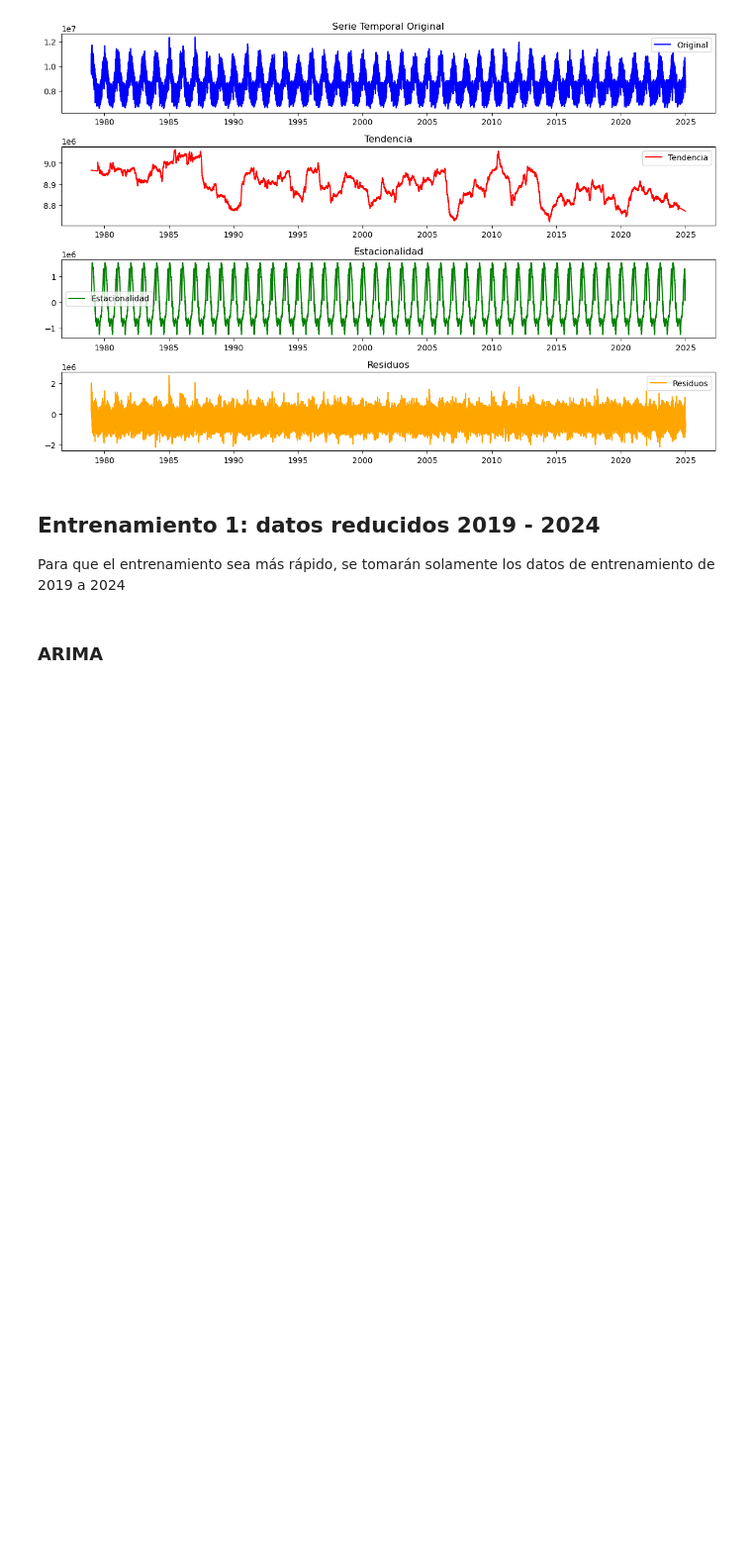
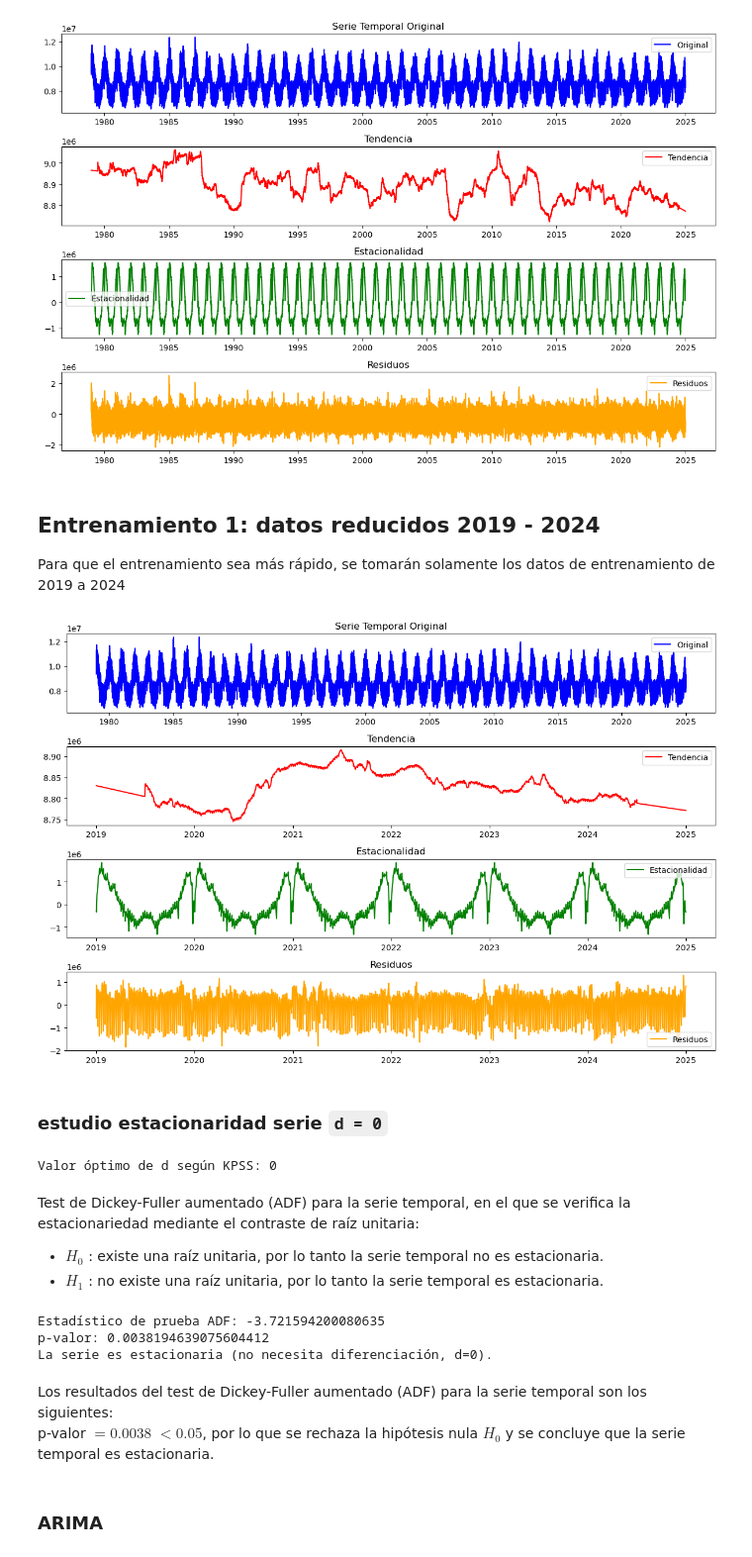
Before and after one commit to lidia-veli/SERIE_TEMPORAL_ENERGIA_v01, a Jupyter notebook: 00_caracteristicas_Serie_Temp.ipynb, the cells around one changed output. Shown: that part at 99% size. Saved outputs shown, nothing was run; the diff lists cells and outputs as text; code cells hidden in the pictures; blank space fills up the shorter version.

Commit message:
más pruebas ARIMA

````diff
--- a/00_caracteristicas_Serie_Temp.ipynb
+++ b/00_caracteristicas_Serie_Temp.ipynb
@@ -142,5 +142,79 @@ serie_red = serie['2019':'2024']
 
 train_size = int(len(serie_red) * 0.8)
 train, test = serie_red[0:train_size], serie_red[train_size:]
+# %%
+# ESTACIONALIDAD anual
+PERIODO_ANUAL = 365
+
+serie_descomp = seasonal_decompose(serie_red, model='additive', extrapolate_trend='freq', period=PERIODO_ANUAL)
+
+# Obtención de las componentes
+trend = serie_descomp.trend
+seasonal = serie_descomp.seasonal
+residuals = serie_descomp.resid
+
+# Graficar las componentes
+plt.figure(figsize=(12, 8))
+
+plt.subplot(411)
+plt.plot(serie, label='Original', color='blue')
+plt.legend()
+plt.title('Serie Temporal Original')
+
+plt.subplot(412)
+plt.plot(trend, label='Tendencia', color='red')
+plt.legend()
+plt.title('Tendencia')
+
+plt.subplot(413)
+plt.plot(seasonal, label='Estacionalidad', color='green')
+plt.legend()
+plt.title('Estacionalidad')
+
+plt.subplot(414)
+plt.plot(residuals, label='Residuos', color='orange')
+plt.legend()
+plt.title('Residuos')
+
+plt.tight_layout()
+plt.show()
+# %% [output]
+[figure, added]
+# %% [markdown]
+### estudio estacionaridad serie ```d = 0```
+# %%
+from pmdarima.arima.utils import ndiffs
+
+# Calcular el número óptimo de diferenciaciones con el test de KPSS
+d_optimo = ndiffs(serie_red, test='kpss')
+print(f"Valor óptimo de d según KPSS: {d_optimo}")
+# %% [output]
+Valor óptimo de d según KPSS: 0
+# %% [markdown]
+Test de Dickey-Fuller aumentado (ADF) para la serie temporal, en el que se verifica la estacionariedad mediante el contraste de raíz unitaria:
+- $H_0$ : existe una raíz unitaria, por lo tanto la serie temporal no es estacionaria.
+- $H_1$ : no existe una raíz unitaria, por lo tanto la serie temporal es estacionaria.
+# %%
+from statsmodels.tsa.stattools import adfuller
+
+# Aplicar la prueba de Dickey-Fuller Aumentado
+result_adfuller = adfuller(serie_red)
+
+# Mostrar resultados
+print(f"Estadístico de prueba ADF: {result[0]}")
+print(f"p-valor: {result[1]}")
+
+# Ver si la serie es estacionaria
+if result_adfuller[1] < 0.05:
+    print("La serie es estacionaria (no necesita diferenciación, d=0).")
+else:
+    print("La serie no es estacionaria (se recomienda diferenciación, d=1).")
+# %% [output]
+Estadístico de prueba ADF: -3.721594200080635
+p-valor: 0.0038194639075604412
+La serie es estacionaria (no necesita diferenciación, d=0).
+# %% [markdown]
+Los resultados del test de Dickey-Fuller aumentado (ADF) para la serie temporal son los siguientes:
+p-valor $= 0.0038$ $< 0.05$, por lo que se rechaza la hipótesis nula $H_0$ y se concluye que la serie temporal es estacionaria.
 # %% [markdown]
 ### ARIMA
````
Also changed, not shown: parts of 11 cells of this notebook, 1 other file.
